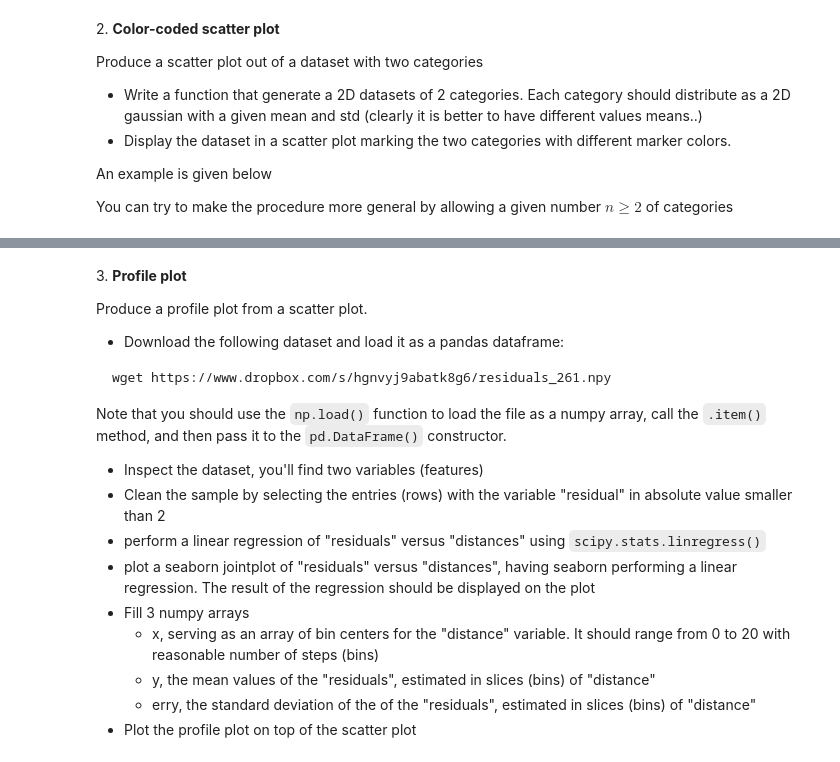
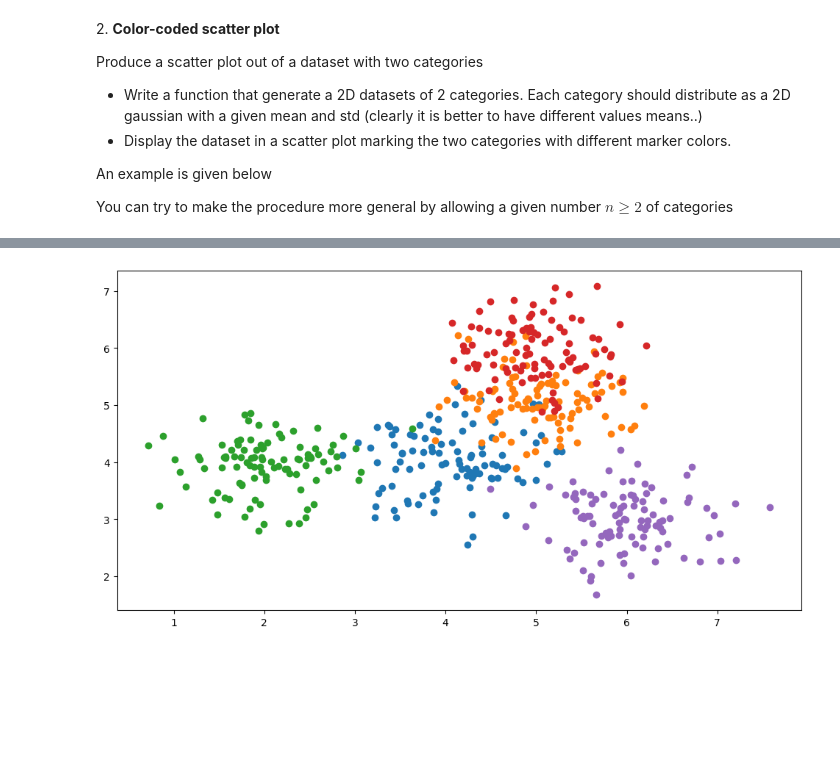
Before and after one commit to andrealorenzetto/LaboratoryOfComputationalPhysics_Y8, a Jupyter notebook: 07ex_Visualization.ipynb, the cells around one changed output, grey strips where cells are left out. Cells and saved outputs as stored; diff of their text form; code cells hidden in the pictures; blank space fills up the shorter version.

````diff
--- a/07ex_Visualization.ipynb
+++ b/07ex_Visualization.ipynb
@@ -107,18 +80,15 @@ two_categories_scat 100%[===================>]  42.80K  --.-KB/s    in 0.02s
-# %% [markdown]
-3\. **Profile plot**
-
-Produce a profile plot from a scatter plot.
-* Download the following dataset and load it as a pandas dataframe:
-```bash
-wget https://www.dropbox.com/s/hgnvyj9abatk8g6/residuals_261.npy
-```
-Note that you should use the `np.load()` function to load the file as a numpy array, call the `.item()` method, and then pass it to the `pd.DataFrame()` constructor.
-* Inspect the dataset, you'll find two variables (features)
-* Clean the sample by selecting the entries (rows) with the variable "residual" in absolute value smaller than 2
-* perform a linear regression of "residuals" versus "distances" using `scipy.stats.linregress()`
-* plot a seaborn jointplot of  "residuals" versus "distances", having seaborn performing a linear regression. The result of the regression should be displayed on the plot
-* Fill 3 numpy arrays
-  * x, serving as an array of bin centers for the "distance" variable. It should range from 0 to 20 with reasonable number of steps (bins)
-  * y, the mean values of the "residuals", estimated in slices (bins) of "distance"
-  * erry, the standard deviation of the  of the "residuals", estimated in slices (bins) of "distance"
-* Plot the profile plot on top of the scatter plot
+# %%
+import numpy as np
+import numpy.random as npr
+
+N = 5
+fig, ax = plt.subplots(figsize=(12, 6))
+for i in range(N):
+    xmean = npr.randint(1,7)
+    ymean = npr.randint(1,7)
+    x = npr.normal(loc = xmean, scale = 0.5, size = 100)
+    y = npr.normal(loc = ymean, scale = 0.5, size = 100)
+    ax.scatter(x,y)
+plt.show()
+# %% [output]
+[figure, added]
````
Also changed, not shown: parts of 3 cells of this notebook, 1 other file.
